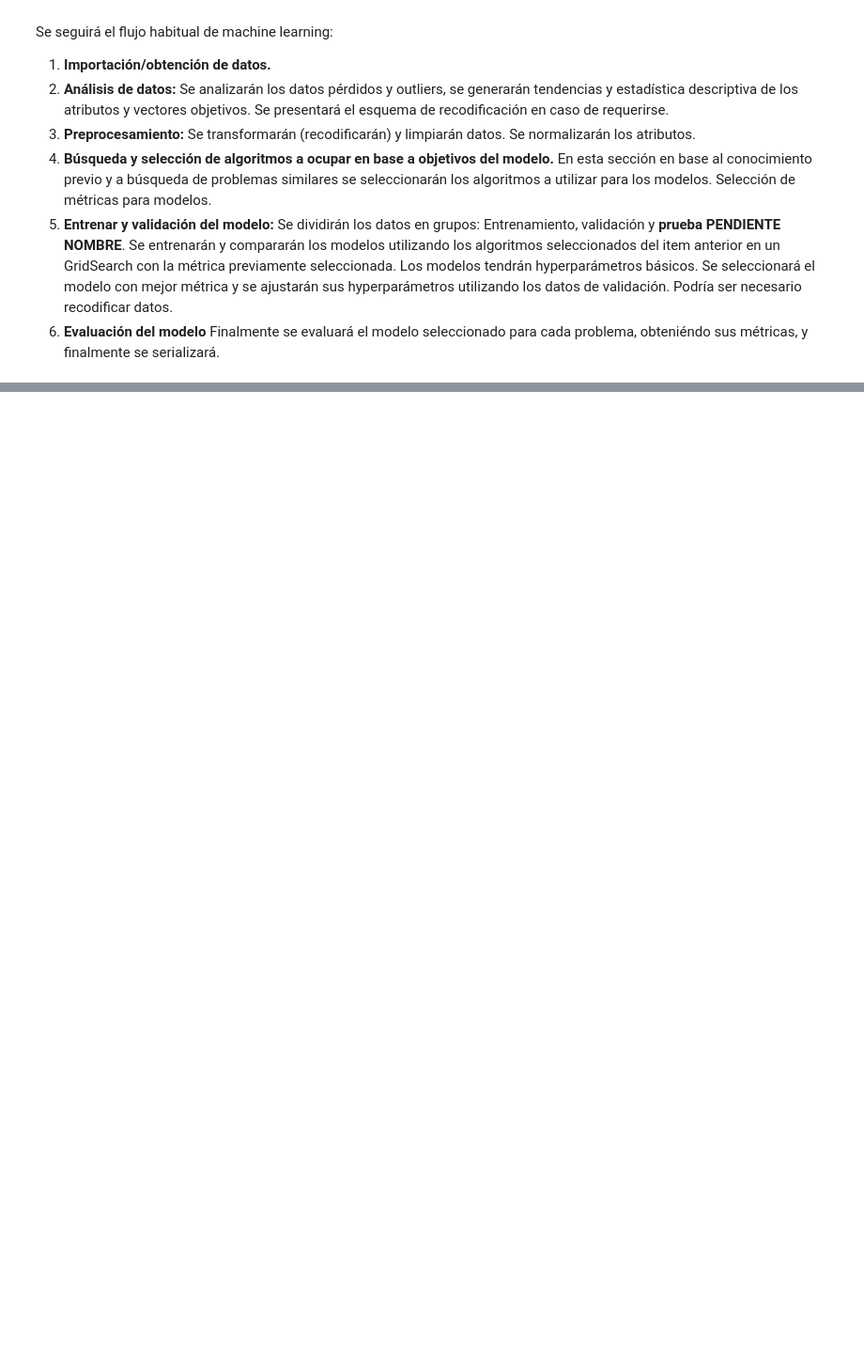
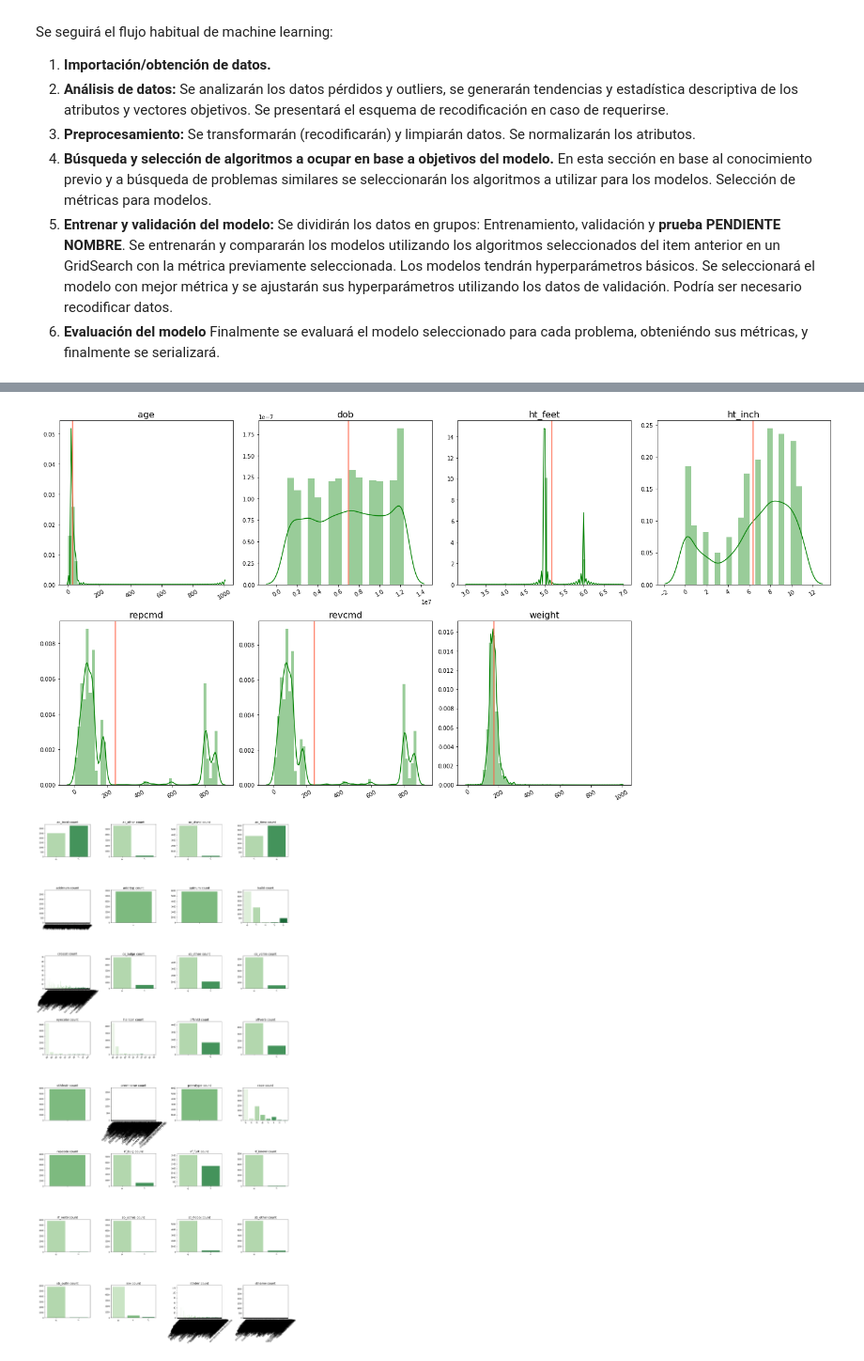
Before and after one commit to danoffn/Data-Science, a Jupyter notebook: 3 - Machine Learning/Prueba/Prueba2/Prueba 2 - Analizado los crímenes en la Ciudad de Nueva York.ipynb, the cells around one changed output, grey strips where cells are left out. Shown at 94% size. Saved outputs shown, nothing was run; the diff lists cells and outputs as text; code cells hidden in the pictures; blank space fills up the shorter version.

```diff
--- a/3 - Machine Learning/Prueba/Prueba2/Prueba 2 - Analizado los crímenes en la Ciudad de Nueva York.ipynb
+++ b/3 - Machine Learning/Prueba/Prueba2/Prueba 2 - Analizado los crímenes en la Ciudad de Nueva York.ipynb
@@ -41,0 +177,5 @@ Finalmente se evaluará el modelo seleccionado para cada problema, obteniéndo s
+# %%
+get_graph(df.iloc[:, 60:99])
+# %% [output]
+[figure, added]
+[figure, added]
```
Also changed, not shown: parts of 14 cells of this notebook, 2 other files.
